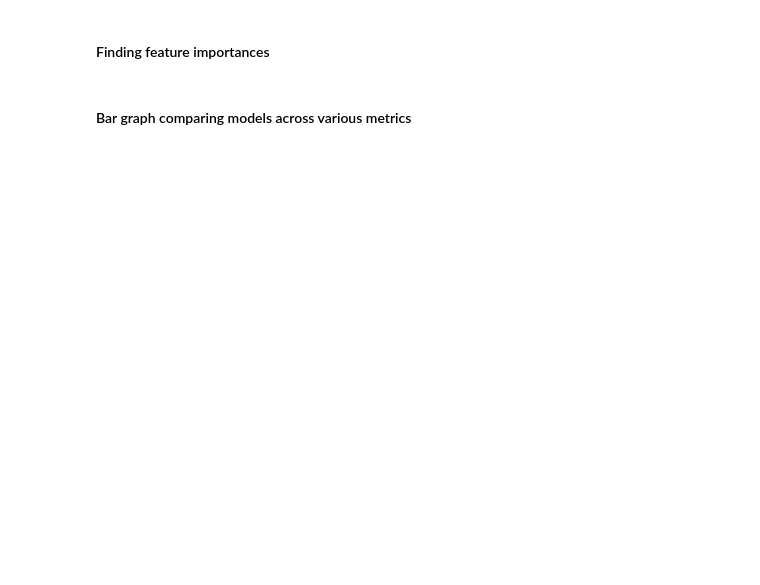
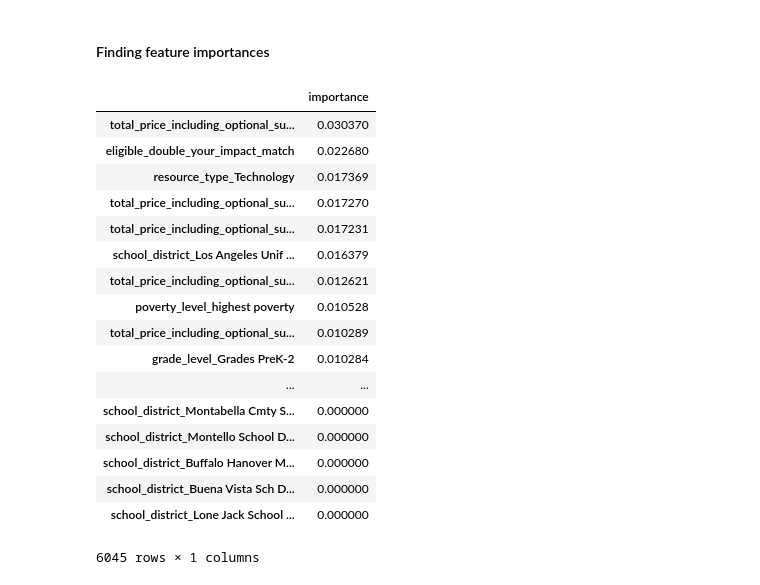
Before and after one commit to b-ganesh/ml_spring19, a Jupyter notebook: assignment3/assignment3.ipynb, the cells around one changed output. Saved outputs shown, nothing was run; the diff lists cells and outputs as text; code cells hidden in the pictures; blank space fills up the shorter version.

```diff
--- a/assignment3/assignment3.ipynb
+++ b/assignment3/assignment3.ipynb
@@ -414,7 +438,7 @@ x_train_6mo, x_test_6mo, y_train_6mo, y_test_6mo = library.temporal_split(donors
 x_train_6mo = library.process(x_train_6mo, 'students_reached')
 x_test_6mo = library.process(x_test_6mo, 'students_reached')
 rf = ensemble.RandomForestClassifier(max_depth=100, max_features='sqrt', min_samples_split=10, n_estimators=10, n_jobs=-1)
-y_pred_probs_6mo = rf.fit(x_train, y_train).predict_proba(x_test_6mo)[:,1]
+y_pred_probs_6mo = rf.fit(x_train_6mo, y_train_6mo).predict_proba(x_test_6mo)[:,1]
 # %%
 library.plot_precision_recall_n(y_test_6mo, y_pred_probs_6mo, "Random Forest")
 # %% [output]
@@ -446,4 +483,25 @@ Name: 16, dtype: object
 # %% [markdown]
 #### Finding feature importances
-# %% [markdown]
-#### Bar graph comparing models across various metrics
+# %%
+feature_importances = pd.DataFrame(rf.feature_importances_, index = x_train_6mo.columns, columns=['importance']).sort_values('importance', ascending=False)
+# %%
+feature_importances
+# %% [output]
+|  | importance |
+| total_price_including_optional_su... | 0.030370 |
+| eligible_double_your_impact_match | 0.022680 |
+| resource_type_Technology | 0.017369 |
+| total_price_including_optional_su... | 0.017270 |
+| total_price_including_optional_su... | 0.017231 |
+| school_district_Los Angeles Unif ... | 0.016379 |
+| total_price_including_optional_su... | 0.012621 |
+| poverty_level_highest poverty | 0.010528 |
+| total_price_including_optional_su... | 0.010289 |
+| grade_level_Grades PreK-2 | 0.010284 |
+| ... | ... |
+| school_district_Montabella Cmty S... | 0.000000 |
+| school_district_Montello School D... | 0.000000 |
+| school_district_Buffalo Hanover M... | 0.000000 |
+| school_district_Buena Vista Sch D... | 0.000000 |
+| school_district_Lone Jack School ... | 0.000000 |
+6045 rows × 1 columns
```
Also changed, not shown: parts of 13 cells of this notebook, 1 other file.
